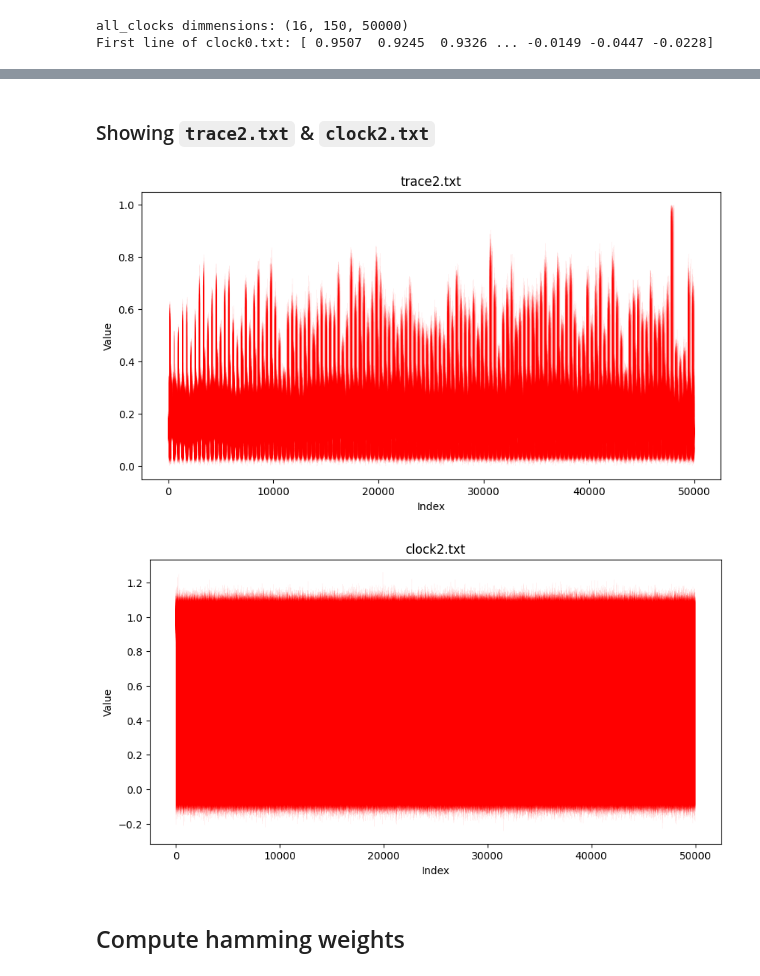
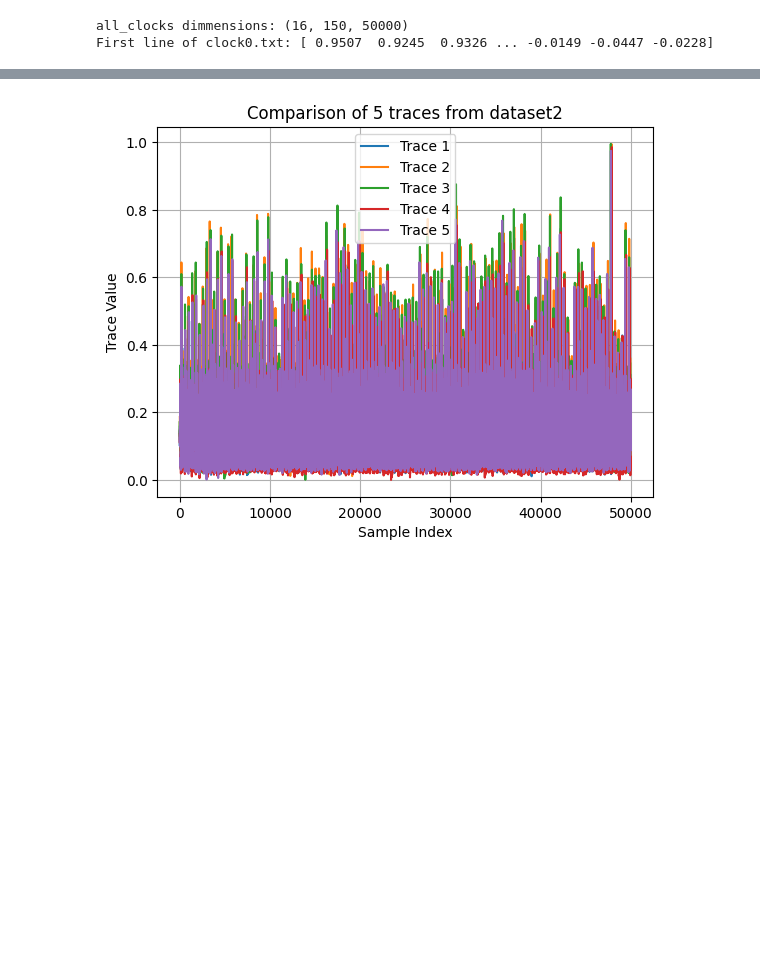
Before and after one commit to blueh0rse/cpa-attack, a Jupyter notebook: attack2.ipynb, the cells around one changed output, grey strips where cells are left out. Drawn from its saved outputs; the diff is of its cells as text; code cells hidden in the pictures; blank space fills up the shorter version.

Commit message:
Dataset2 solved + report draft

```diff
--- a/attack2.ipynb
+++ b/attack2.ipynb
@@ -68,15 +59,3 @@ for i in range(16):
-# %%
-# Dimensions: 16 key bytes x 150 traces x 50000 samples
-all_clocks = np.zeros((16, 150, 50000), dtype=float)
-
-# Read the traces
-for i in range(16):
-    filename = f'{workdir}/clock{i}.txt'
-    with open(filename, 'r') as file:
-        for j, line in enumerate(file):
-            # Convert line to float values and store in array
-            all_clocks[i, j] = np.array(line.strip().split(), dtype=float)
-    i+=1
 # %%
 print(f"all_clocks dimmensions: {all_clocks.shape}")
 print(f"First line of clock0.txt: {all_clocks[0][0]}")
@@ -183,28 +65,15 @@ plt.show()
-# %% [markdown]
-### Showing `trace2.txt` & `clock2.txt`
-# %%
-plt.figure(figsize=(10, 5))
-
-for trace in all_traces[2]:
-    plt.plot(trace, 'r', linewidth=0.2, alpha=0.1)
-
-plt.title('trace2.txt')
-plt.xlabel('Index')
-plt.ylabel('Value')
-plt.show()
-
-plt.figure(figsize=(10, 5))
-
-for trace in all_clocks[2]:
-    plt.plot(trace, 'r', linewidth=0.2, alpha=0.1)
-
-plt.title('clock2.txt')
-plt.xlabel('Index')
-plt.ylabel('Value')
-plt.show()
-# %% [output]
-[figure, removed]
-[figure, removed]
-# %% [markdown]
-## Compute hamming weights
+# %%
+nb_traces = 5
+
+for i, trace in enumerate(all_traces[0][:nb_traces]):
+    plt.plot(trace, label=f"Trace {i + 1}")
+
+plt.title(f"Comparison of {nb_traces} traces from dataset2")
+plt.xlabel("Sample Index")
+plt.ylabel("Trace Value")
+plt.legend()
+plt.grid(True)
+plt.show()
+# %% [output]
+[figure, added]
 # %%
```
Also changed, not shown: parts of 24 cells of this notebook, 1 other file.
